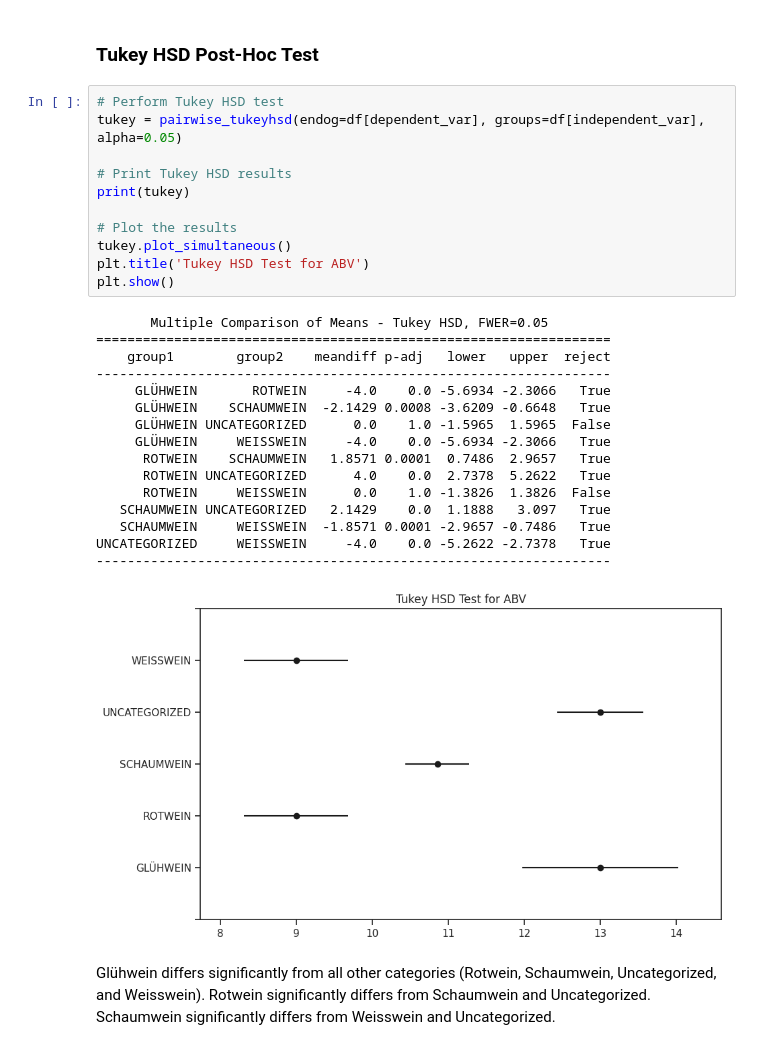
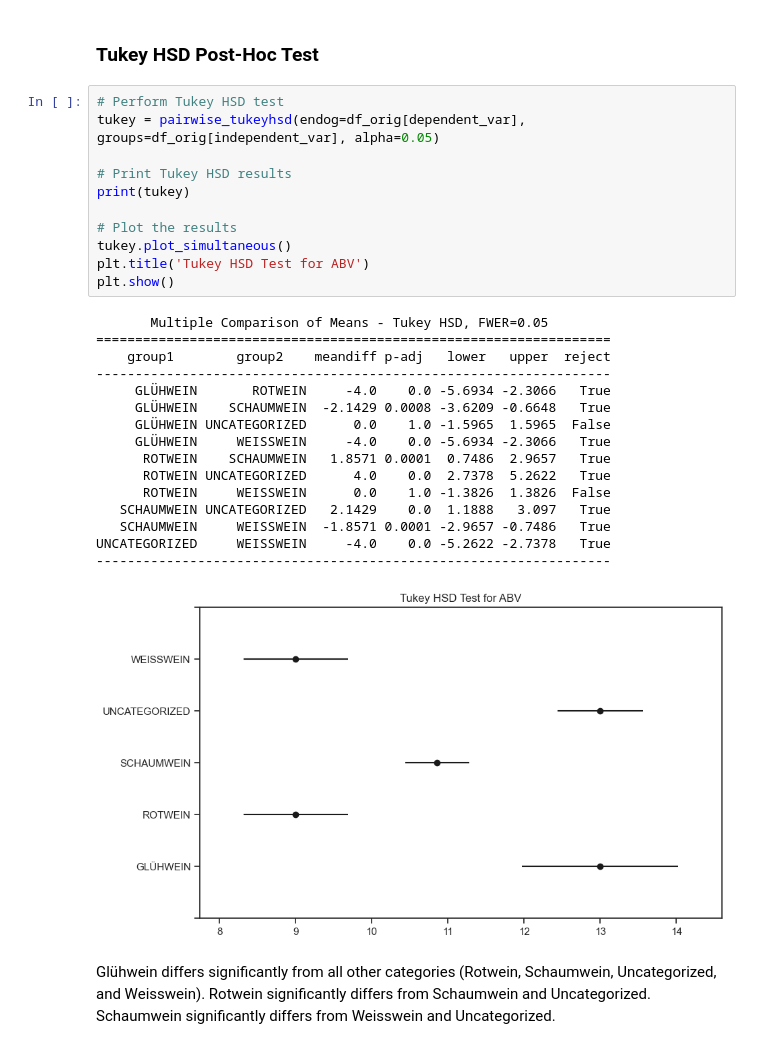
Before and after one commit to selintyrs/wine_analysis, a Jupyter notebook: notebooks/ANOVA.ipynb, the cells around one changed output. Drawn from its saved outputs; the diff is of its cells as text.

```diff
--- a/notebooks/ANOVA.ipynb
+++ b/notebooks/ANOVA.ipynb
@@ -128,32 +143,32 @@ There is a significant difference in ABV among the wine categories. This means a
 ### Tukey HSD Post-Hoc Test
 # %%
 # Perform Tukey HSD test
-tukey = pairwise_tukeyhsd(endog=df[dependent_var], groups=df[independent_var], alpha=0.05)
+tukey = pairwise_tukeyhsd(endog=df_orig[dependent_var], groups=df_orig[independent_var], alpha=0.05)
 
 # Print Tukey HSD results
 print(tukey)
 
 # Plot the results
 tukey.plot_simultaneous()
 plt.title('Tukey HSD Test for ABV')
 plt.show()
 # %% [output]
        Multiple Comparison of Means - Tukey HSD, FWER=0.05
 ==================================================================
     group1        group2    meandiff p-adj   lower   upper  reject
 ------------------------------------------------------------------
      GLÜHWEIN       ROTWEIN     -4.0    0.0 -5.6934 -2.3066   True
      GLÜHWEIN    SCHAUMWEIN  -2.1429 0.0008 -3.6209 -0.6648   True
      GLÜHWEIN UNCATEGORIZED      0.0    1.0 -1.5965  1.5965  False
      GLÜHWEIN     WEISSWEIN     -4.0    0.0 -5.6934 -2.3066   True
       ROTWEIN    SCHAUMWEIN   1.8571 0.0001  0.7486  2.9657   True
       ROTWEIN UNCATEGORIZED      4.0    0.0  2.7378  5.2622   True
       ROTWEIN     WEISSWEIN      0.0    1.0 -1.3826  1.3826  False
    SCHAUMWEIN UNCATEGORIZED   2.1429    0.0  1.1888   3.097   True
    SCHAUMWEIN     WEISSWEIN  -1.8571 0.0001 -2.9657 -0.7486   True
 UNCATEGORIZED     WEISSWEIN     -4.0    0.0 -5.2622 -2.7378   True
 ------------------------------------------------------------------
-[figure, old version]
+[figure, new version]
 # %% [markdown]
 Glühwein differs significantly from all other categories (Rotwein, Schaumwein, Uncategorized, and Weisswein).
 Rotwein significantly differs from Schaumwein and Uncategorized.
```
Also changed, not shown: parts of 2 cells of this notebook, 12 other files.
